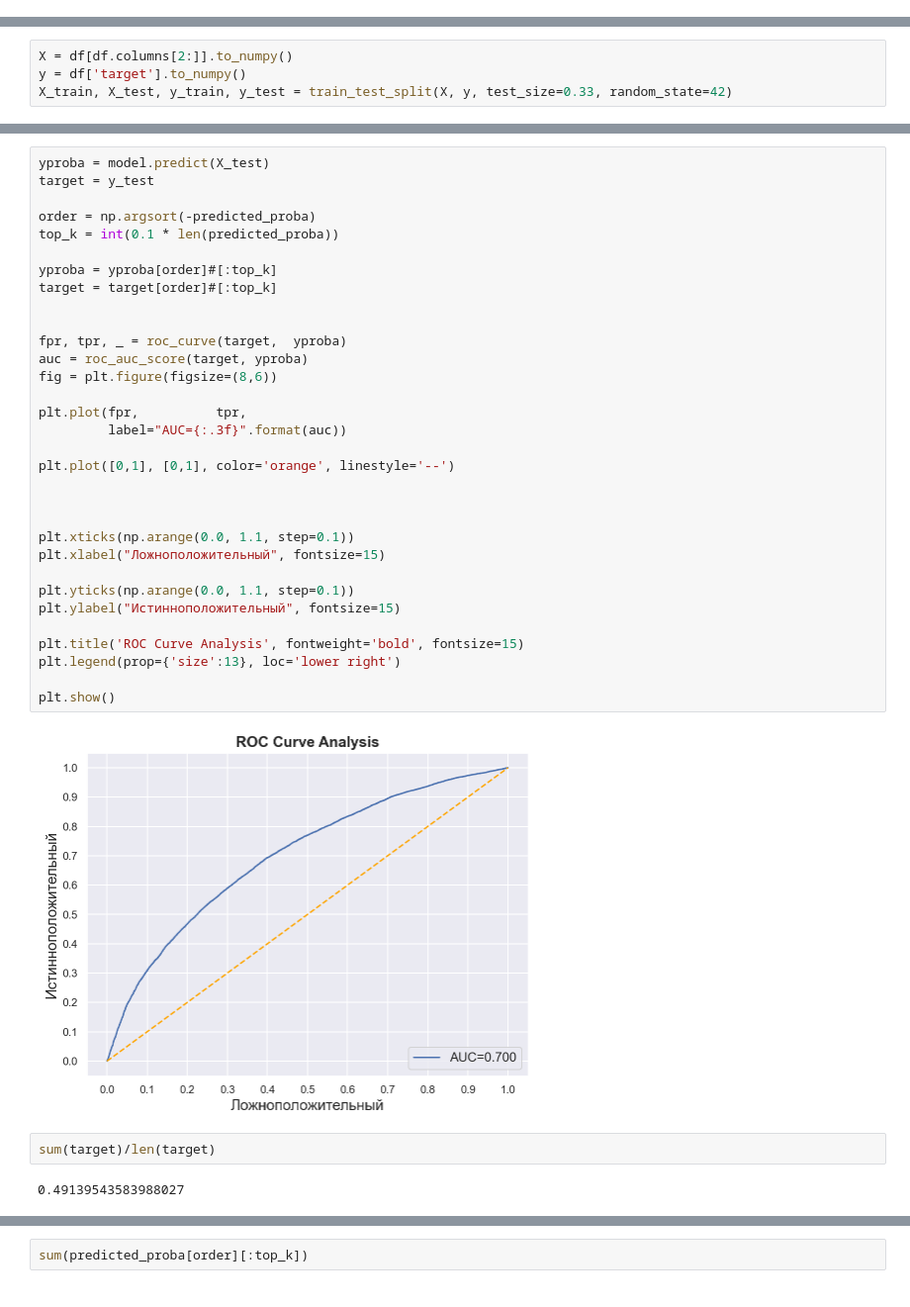
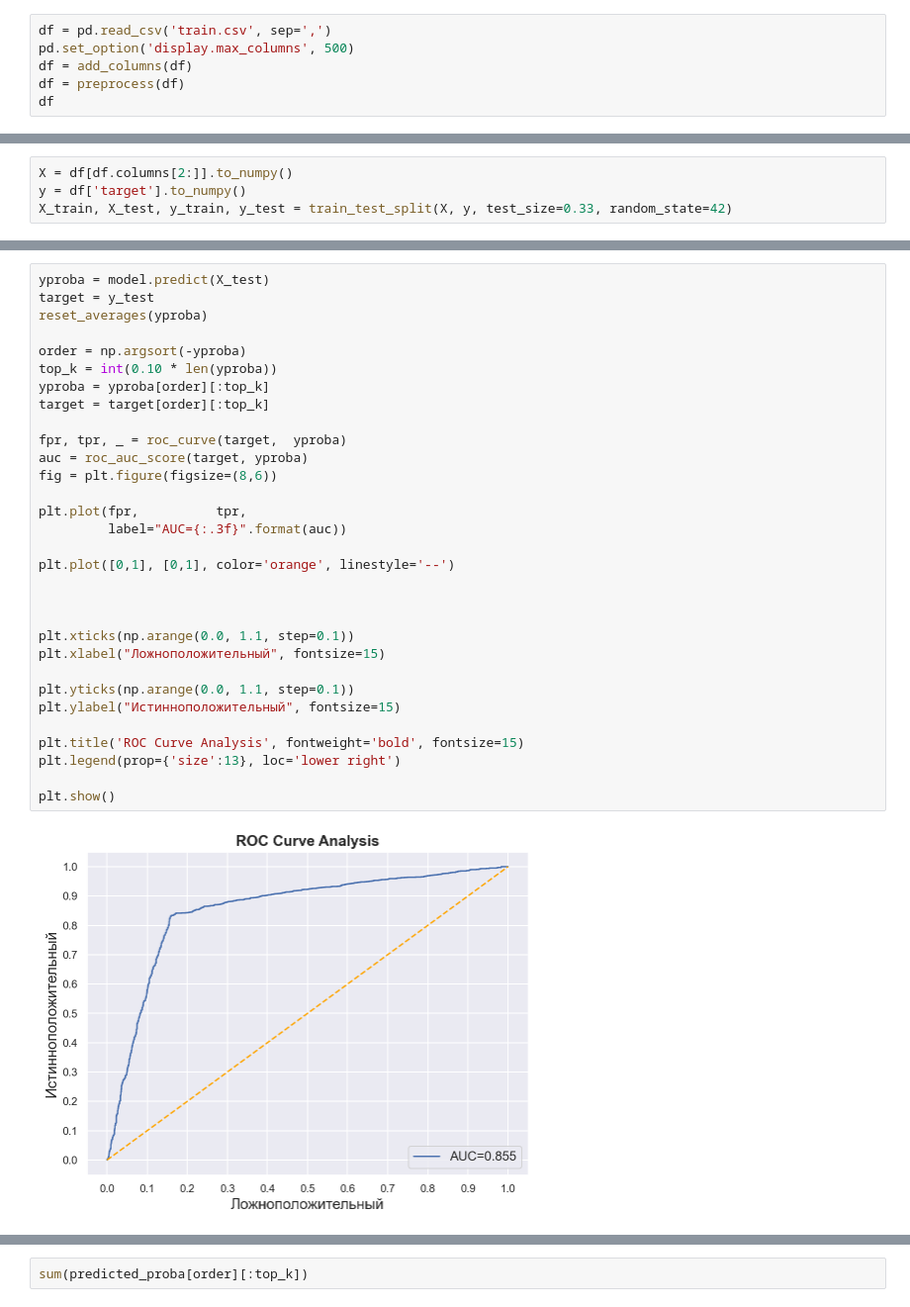
Before and after one commit to Oxonomy/IDAO-2020-FinalRound, a Jupyter notebook: modeling.ipynb, the cells around one changed output, grey strips where cells are left out. Shown at 99% size. Saved outputs shown, nothing was run; the diff lists cells and outputs as text.

```diff
--- a/modeling.ipynb
+++ b/modeling.ipynb
@@ -84,0 +38,6 @@ def roc_auc_score_at_K(predicted_proba, target, rate=0.1):
+# %%
+df = pd.read_csv('train.csv', sep=',')
+pd.set_option('display.max_columns', 500)
+df = add_columns(df)
+df = preprocess(df)
+df
@@ -162,38 +89,33 @@ print(roc_auc_score(target[order][:top_k], predicted_proba[order][:top_k]))
 # %%
 yproba = model.predict(X_test)
 target = y_test
+reset_averages(yproba)
 
-order = np.argsort(-predicted_proba)
-top_k = int(0.1 * len(predicted_proba))
-
-yproba = yproba[order]#[:top_k]
-target = target[order]#[:top_k]
-
+order = np.argsort(-yproba)
+top_k = int(0.10 * len(yproba))
+yproba = yproba[order][:top_k]
+target = target[order][:top_k]
 
 fpr, tpr, _ = roc_curve(target,  yproba)
 auc = roc_auc_score(target, yproba)
 fig = plt.figure(figsize=(8,6))
 
 plt.plot(fpr,          tpr,
          label="AUC={:.3f}".format(auc))
 
 plt.plot([0,1], [0,1], color='orange', linestyle='--')
 
 
 
 plt.xticks(np.arange(0.0, 1.1, step=0.1))
 plt.xlabel("Ложноположительный", fontsize=15)
 
 plt.yticks(np.arange(0.0, 1.1, step=0.1))
 plt.ylabel("Истинноположительный", fontsize=15)
 
 plt.title('ROC Curve Analysis', fontweight='bold', fontsize=15)
 plt.legend(prop={'size':13}, loc='lower right')
 
 plt.show()
 # %% [output]
-[figure, old version]
+[figure, new version]
-# %%
-sum(target)/len(target)
-# %% [output]
-0.49139543583988027
```
Also changed, not shown: parts of 15 cells of this notebook, 3 other files.
